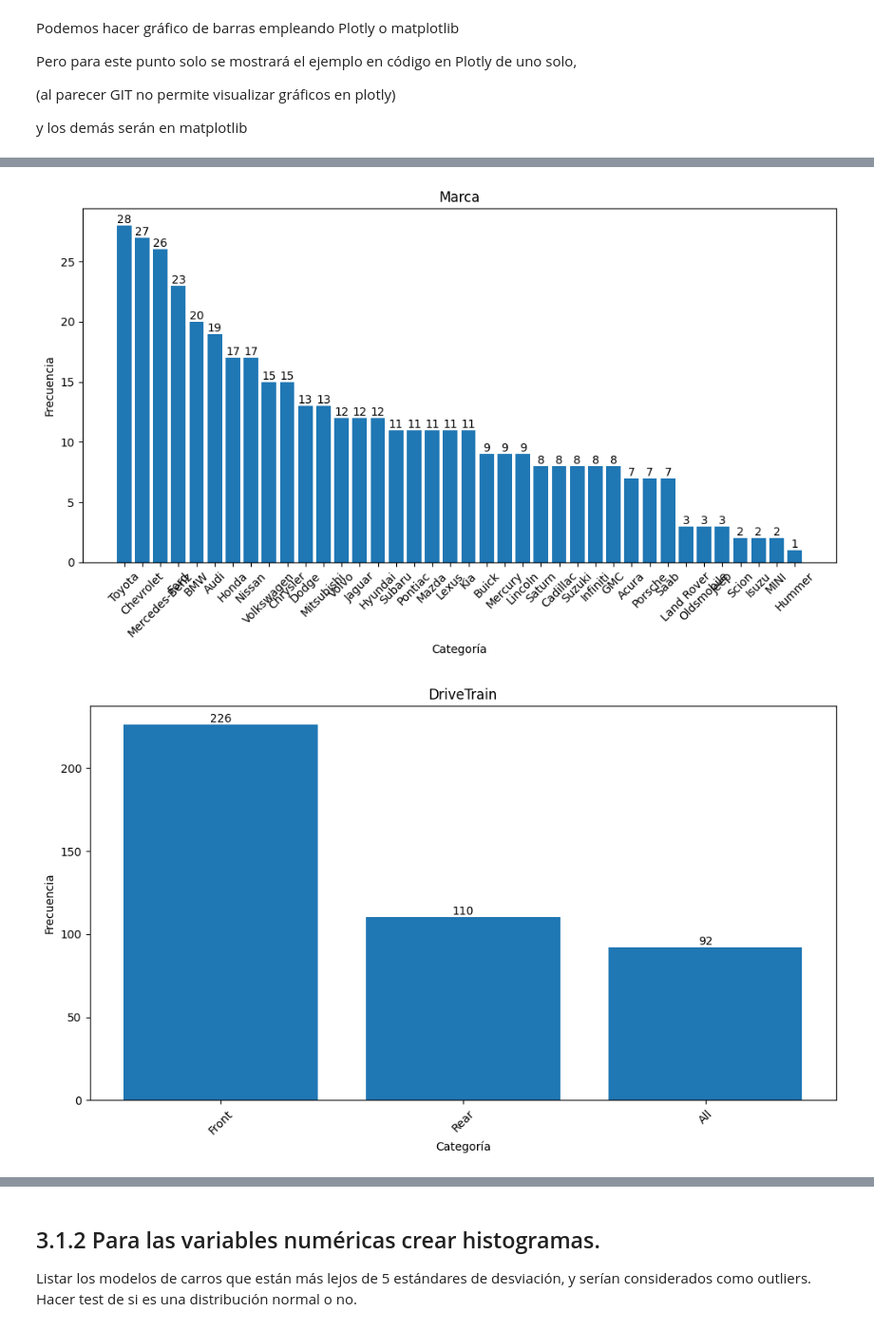
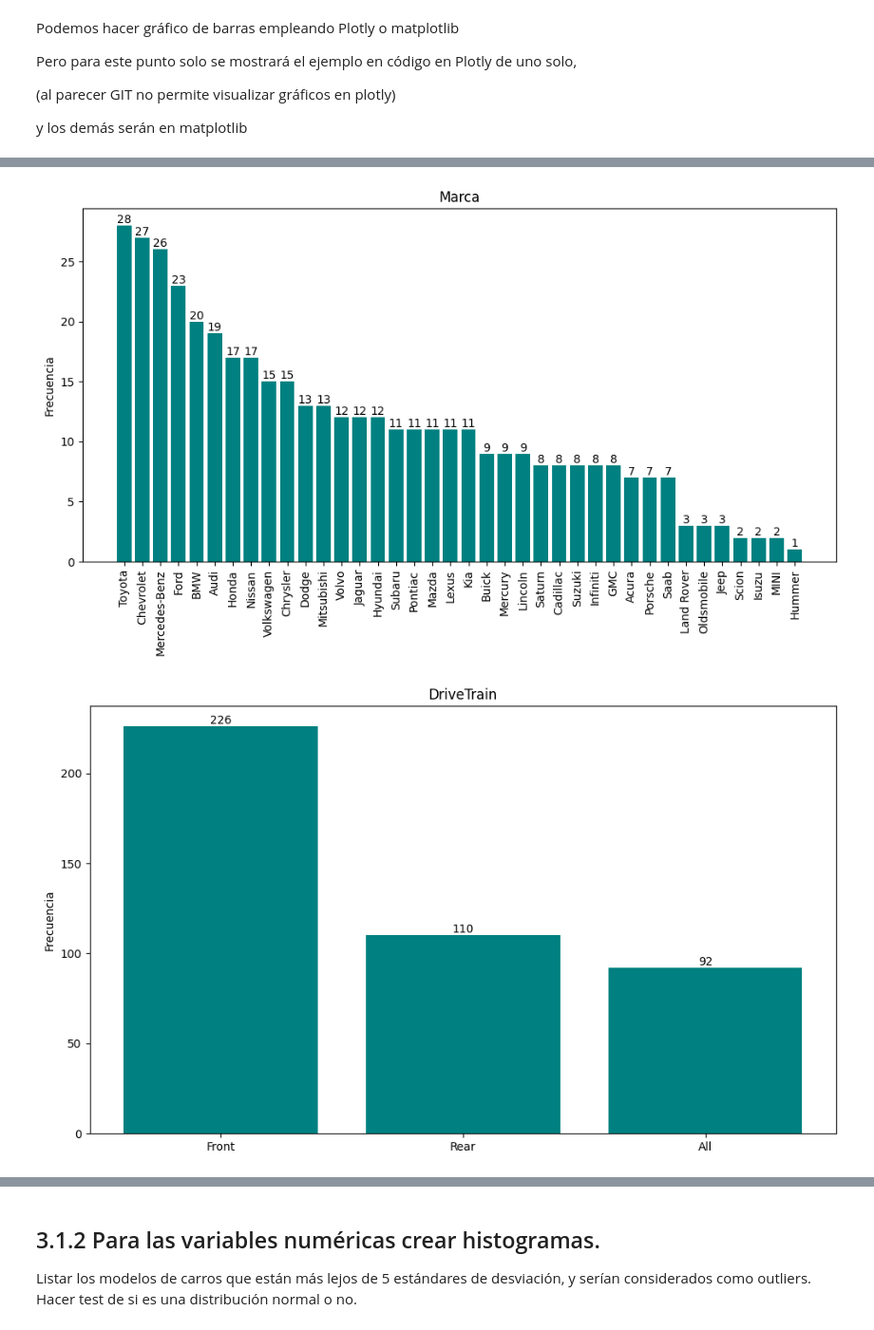
Before and after one commit to MiguelRiosT/Estadistica3_2023-2, a Jupyter notebook: Tarea1/src/notebook/Punto3.ipynb, the cells around one changed output, grey strips where cells are left out. Shown at 95% size. Drawn from its saved outputs; the diff is of its cells as text; code cells hidden in the pictures.

```diff
--- a/Tarea1/src/notebook/Punto3.ipynb
+++ b/Tarea1/src/notebook/Punto3.ipynb
@@ -115,18 +115,16 @@ y los demás serán en matplotlib
 categoria_counts = df['Origin'].value_counts()
 
 plt.figure(figsize=(10, 6))
-bars = plt.bar(categoria_counts.index, categoria_counts.values)
+bars = plt.bar(categoria_counts.index, categoria_counts.values, color = "teal")
 
 #Para poder mostrar la frecuencia con la que se repiten los datos sobre la barra
 for bar in bars:
     yval = bar.get_height()
     plt.text(bar.get_x() + bar.get_width()/2, yval, round(yval, 2), ha='center', va='bottom', fontsize=10)
 
-#nombramiento de las partes del gráfico
+#Daremos nombre al titulo y los ejes
 plt.title('Origen')
-plt.xlabel('Categoría')
 plt.ylabel('Frecuencia')
-plt.xticks(rotation=45)
 plt.tight_layout()
 plt.show()
 # %% [output]
@@ -135,34 +133,31 @@ plt.show()
 categoria_counts = df['Make'].value_counts()
 
 plt.figure(figsize=(10, 6))
-bars = plt.bar(categoria_counts.index, categoria_counts.values)
+bars = plt.bar(categoria_counts.index, categoria_counts.values,color = "teal")
 for bar in bars:
     yval = bar.get_height()
     plt.text(bar.get_x() + bar.get_width()/2, yval, round(yval, 2), ha='center', va='bottom', fontsize=10)
 plt.title('Marca')
-plt.xlabel('Categoría')
 plt.ylabel('Frecuencia')
-plt.xticks(rotation=45)
+plt.xticks(rotation=90)#Una rotación de los nombres en X para poderlos ver mejor
 plt.tight_layout()
 plt.show()
 # %% [output]
-[figure, old version]
+[figure, new version]
 # %%
 categoria_counts = df['DriveTrain'].value_counts()
 
 plt.figure(figsize=(10, 6))
-bars = plt.bar(categoria_counts.index, categoria_counts.values)
+bars = plt.bar(categoria_counts.index, categoria_counts.values,color = "teal")
 for bar in bars:
     yval = bar.get_height()
     plt.text(bar.get_x() + bar.get_width()/2, yval, round(yval, 2), ha='center', va='bottom', fontsize=10)
 plt.title('DriveTrain')
-plt.xlabel('Categoría')
 plt.ylabel('Frecuencia')
-plt.xticks(rotation=45)
 plt.tight_layout()
 plt.show()
 # %% [output]
-[figure, old version]
+[figure, new version]
 # %%
 categoria_counts = df['Type'].value_counts()
 
```
Also changed, not shown: parts of 6 cells of this notebook.
